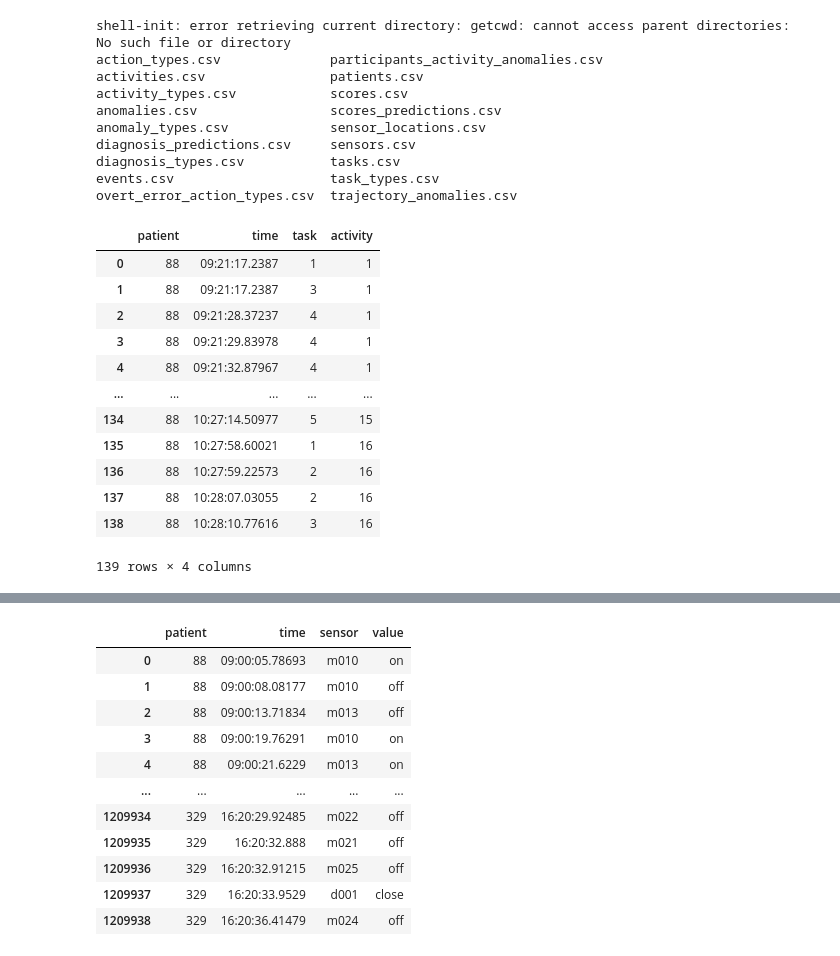
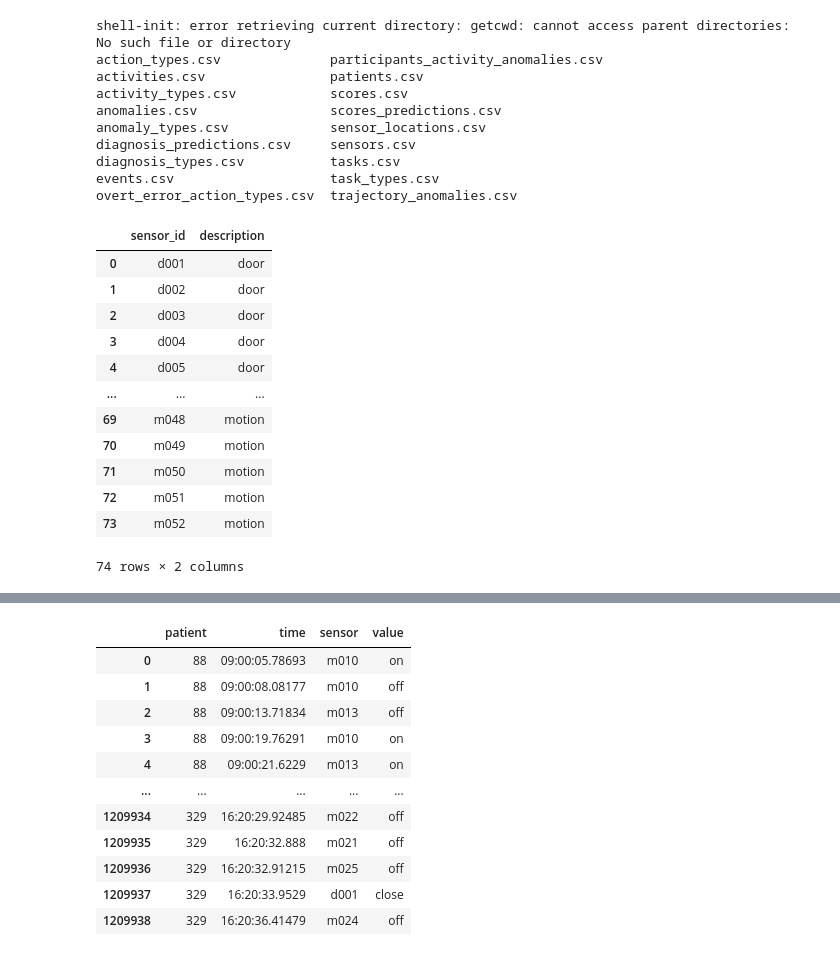
Before and after one commit to martinasalis/ActivityRecognitionGNN, a Jupyter notebook: main.ipynb, the cells around one changed output, grey strips where cells are left out. Saved outputs shown, nothing was run; the diff lists cells and outputs as text; code cells hidden in the pictures.

```diff
--- a/main.ipynb
+++ b/main.ipynb
@@ -114,19 +209,16 @@ tasks['time'] = pd.to_datetime(tasks['time'], infer_datetime_format=True)
 # %%
-tasks = pd.read_csv('drive/MyDrive/CASAS400/tasks.csv')
-res = tasks.query('patient == 88')
+pd.read_csv('drive/MyDrive/CASAS400/sensors.csv')
+# %% [output]
+|  | sensor_id | description |
+| 0 | d001 | door |
+| 1 | d002 | door |
+| 2 | d003 | door |
+| 3 | d004 | door |
+| 4 | d005 | door |
+| ... | ... | ... |
+| 69 | m048 | motion |
+| 70 | m049 | motion |
+| 71 | m050 | motion |
+| 72 | m051 | motion |
+| 73 | m052 | motion |
+74 rows × 2 columns
-# %%
-res
-# %% [output]
-|  | patient | time | task | activity |
-| 0 | 88 | 09:21:17.2387 | 1 | 1 |
-| 1 | 88 | 09:21:17.2387 | 3 | 1 |
-| 2 | 88 | 09:21:28.37237 | 4 | 1 |
-| 3 | 88 | 09:21:29.83978 | 4 | 1 |
-| 4 | 88 | 09:21:32.87967 | 4 | 1 |
-| ... | ... | ... | ... | ... |
-| 134 | 88 | 10:27:14.50977 | 5 | 15 |
-| 135 | 88 | 10:27:58.60021 | 1 | 16 |
-| 136 | 88 | 10:27:59.22573 | 2 | 16 |
-| 137 | 88 | 10:28:07.03055 | 2 | 16 |
-| 138 | 88 | 10:28:10.77616 | 3 | 16 |
-139 rows × 4 columns
```
Also changed, not shown: parts of 12 cells of this notebook.
